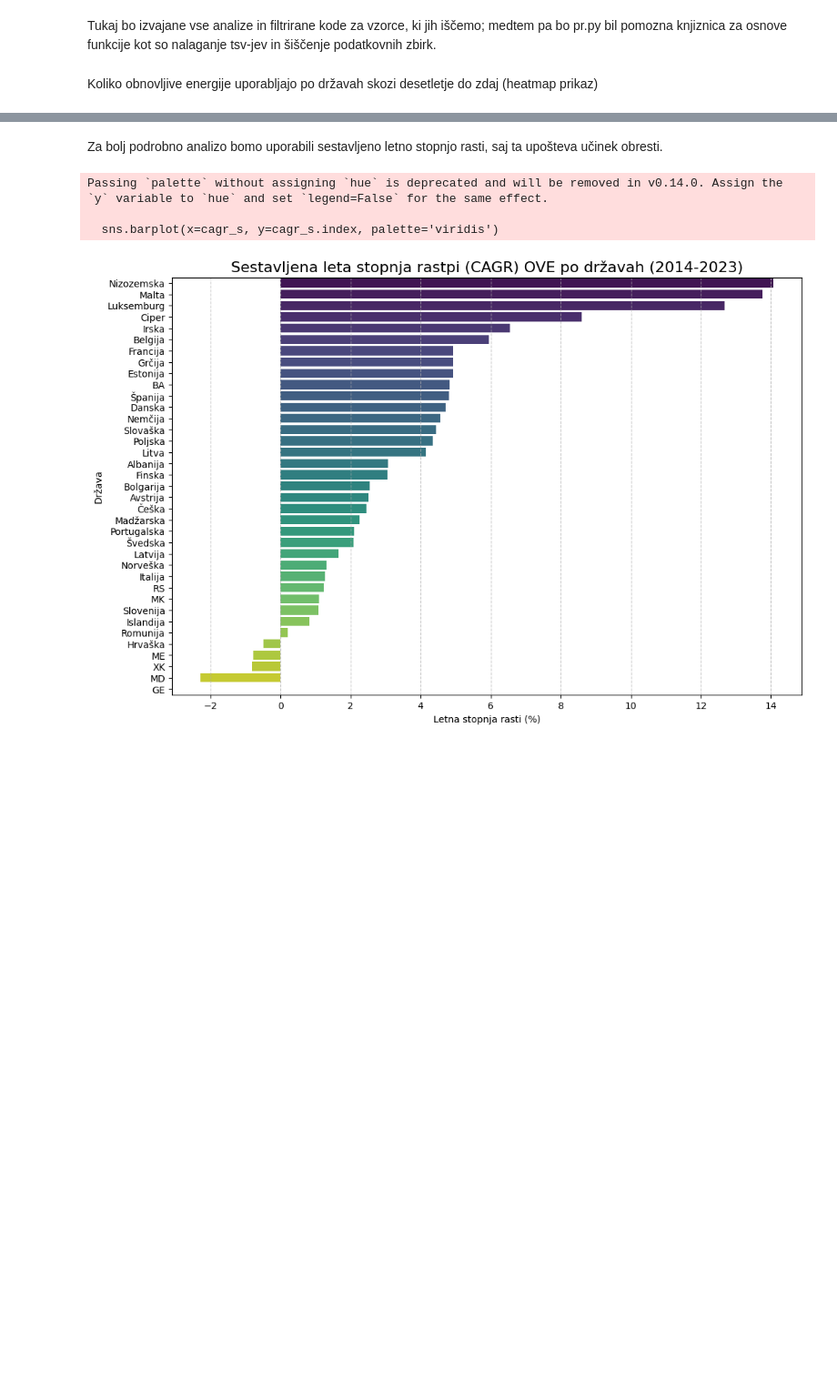
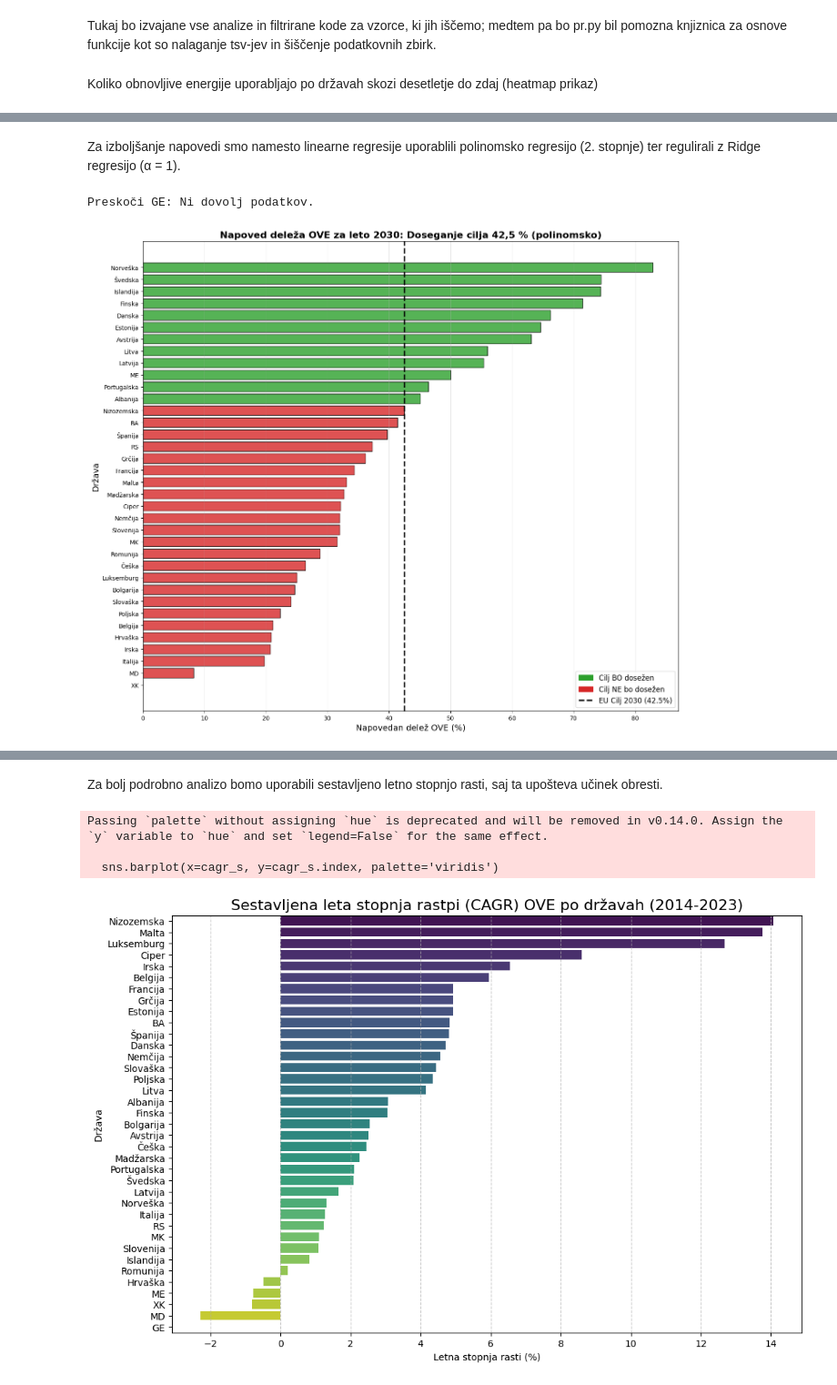
Before and after one commit to Zignov/PR---Evropska-Energetika, a Jupyter notebook: analysis.ipynb, the cells around one changed output, grey strips where cells are left out. Shown at 91% size. Drawn from its saved outputs; the diff is of its cells as text; code cells hidden in the pictures; blank space fills up the shorter version.

Commit message:
Dodajanje polinomske regresije in K-mean clustering z OVE in CAGR

```diff
--- a/analysis.ipynb
+++ b/analysis.ipynb
@@ -109,3 +109,70 @@ Preskoči GE: Ni dovolj podatkov.
 35      Belgija       14.336     19.260764        False
 28    Madžarska       18.264     18.576809        False
 24           MD       20.769     18.176236        False
+# %% [markdown]
+Za izboljšanje napovedi smo namesto linearne regresije uporablili polinomsko regresijo (2. stopnje) ter regulirali z Ridge regresijo (α = 1).
+# %%
+from sklearn.preprocessing import PolynomialFeatures
+from sklearn.linear_model import Ridge
+import matplotlib.patches as mpatches
+
+rezultati = []
+
+for country in pivot_df.index:
+    temp_series = pivot_df.loc[country].dropna()
+    if len(temp_series) < 2:
+        print(f"Preskoči {country}: Ni dovolj podatkov.")
+        continue
+
+    # Priprava podatkov za polinomsko regresijo
+    y = temp_series.values
+    zacetek = np.array(temp_series.index).min()
+    X = (np.array(temp_series.index) - zacetek).reshape(-1, 1)
+
+    # Uporaba polinomske regresije
+    polinom = PolynomialFeatures(degree=2)
+    X_polinom = polinom.fit_transform(X)
+
+    # Uporaba Ridge regresije za stabilnost modela
+    model = Ridge(alpha=1.0)
+    model.fit(X_polinom, y)
+
+    # Napoved za leto 2030
+    pred_2030 = model.predict(polinom.transform([[2030 - zacetek]]))[0]
+    pred_2030 = np.clip(pred_2030, 0, 100)
+
+    rezultati.append({
+        'drzava': country,
+        'zadnje_leto': y[-1],
+        'napoved_2030': pred_2030
+    })
+
+
+df_pred = pd.DataFrame(rezultati)
+df_pred['dosega_cilj'] = df_pred['napoved_2030'] >= 42.5
+df_pred = df_pred.sort_values(by='napoved_2030', ascending=False)
+df_viz = df_pred.sort_values(by='napoved_2030', ascending=True)
+
+colors = ['#2ca02c' if x else '#d62728' for x in df_viz['dosega_cilj']]
+
+plt.figure(figsize=(14, 12))
+
+bars = plt.barh(df_viz['drzava'], df_viz['napoved_2030'], color=colors, edgecolor='black', alpha=0.8)
+
+plt.axvline(x=42.5, color='black', linestyle='--', linewidth=2.5, label='EU Cilj 2030 (42.5%)')
+plt.title('Napoved deleža OVE za leto 2030: Doseganje cilja 42,5 % (polinomsko)', fontsize=16, fontweight='bold')
+plt.xlabel('Napovedan delež OVE (%)', fontsize=14)
+plt.ylabel('Država', fontsize=14)
+plt.grid(axis='x', linestyle='-', alpha=0.3)
+
+red_patch = mpatches.Patch(color='#d62728', label='Cilj NE bo dosežen')
+green_patch = mpatches.Patch(color='#2ca02c', label='Cilj BO dosežen')
+plt.legend(handles=[green_patch, red_patch, plt.gca().get_lines()[0]], loc='lower right', fontsize=12)
+
+plt.tight_layout()
+plt.show()
+
+print(df_pred[['drzava', 'zadnje_leto', 'napoved_2030', 'dosega_cilj']])
+# %% [output]
+Preskoči GE: Ni dovolj podatkov.
+[figure, added]
```
Also changed, not shown: parts of 5 cells of this notebook.
